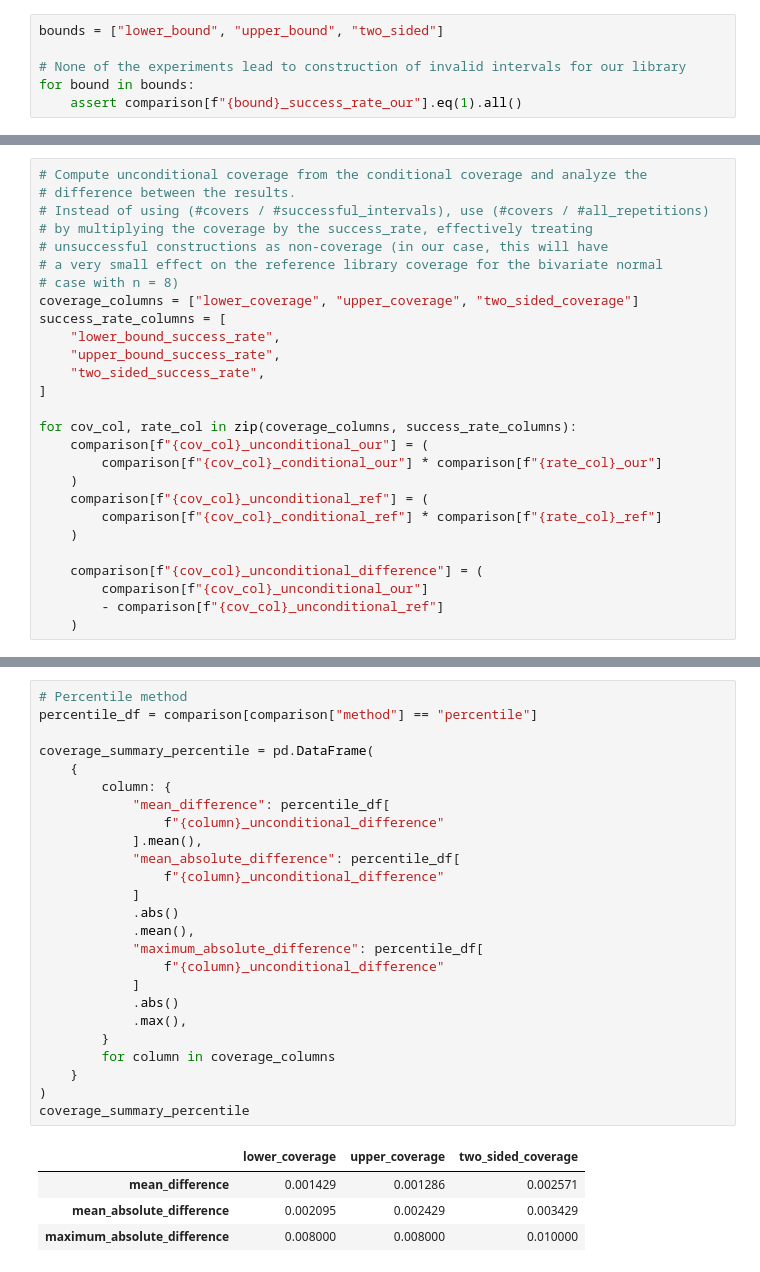
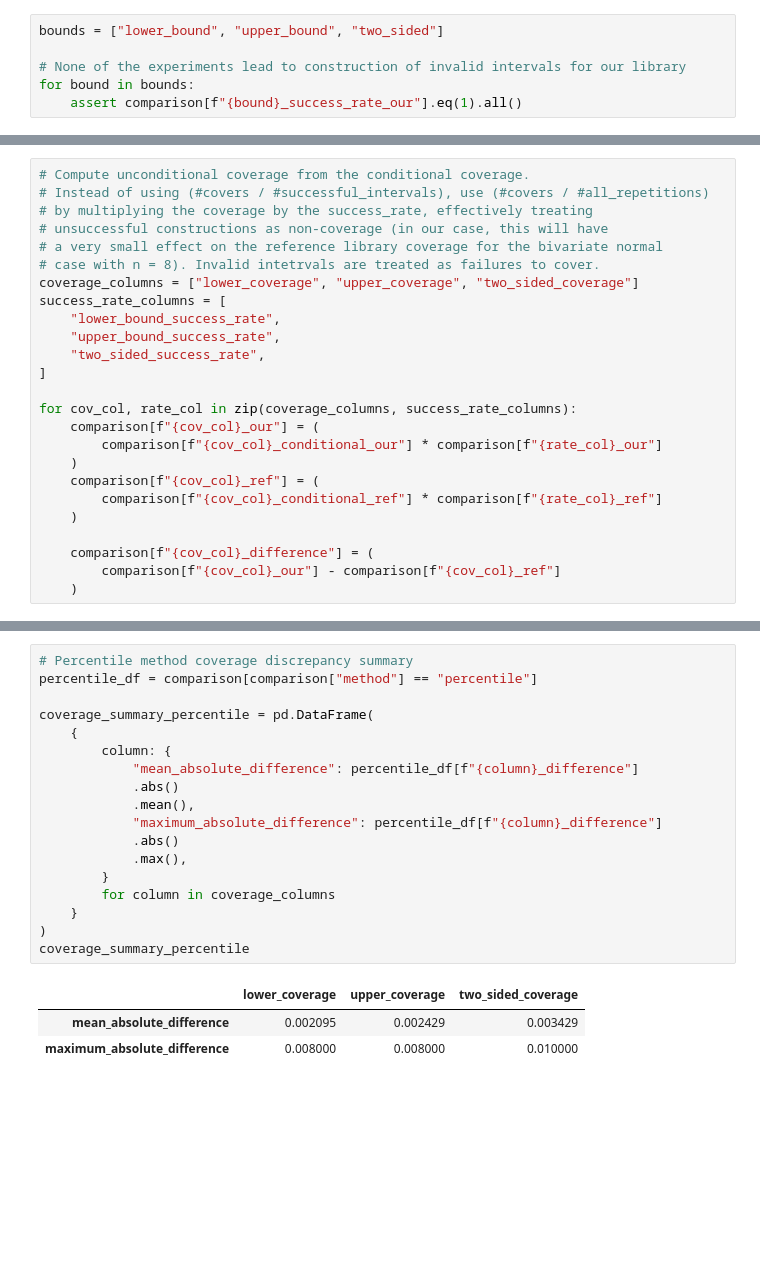
Before and after one commit to enejH04/bootstrap-inference, a Jupyter notebook: performance_validation/comparison.ipynb, the cells around one changed output, grey strips where cells are left out. Saved outputs shown, nothing was run; the diff lists cells and outputs as text; blank space fills up the shorter version.

Commit message:
Add improved coverage analysis

```diff
--- a/performance_validation/comparison.ipynb
+++ b/performance_validation/comparison.ipynb
@@ -55,13 +59,12 @@ failure_cases_ref
 | 24 | DGPBiNorm-1_1_2.0_0.5_1.0 | percentile | 8 | 0.997 | 0.997 | 0.997 |
 | 25 | DGPBiNorm-1_1_2.0_0.5_1.0 | double | 8 | 0.997 | 0.997 | 0.997 |
 # %%
-# Compute unconditional coverage from the conditional coverage and analyze the
-# difference between the results.
+# Compute unconditional coverage from the conditional coverage.
 # Instead of using (#covers / #successful_intervals), use (#covers / #all_repetitions)
 # by multiplying the coverage by the success_rate, effectively treating
 # unsuccessful constructions as non-coverage (in our case, this will have
 # a very small effect on the reference library coverage for the bivariate normal
-# case with n = 8)
+# case with n = 8). Invalid intetrvals are treated as failures to cover.
 coverage_columns = ["lower_coverage", "upper_coverage", "two_sided_coverage"]
 success_rate_columns = [
     "lower_bound_success_rate",
@@ -70,14 +73,13 @@ success_rate_columns = [
 ]
 
 for cov_col, rate_col in zip(coverage_columns, success_rate_columns):
-    comparison[f"{cov_col}_unconditional_our"] = (
+    comparison[f"{cov_col}_our"] = (
         comparison[f"{cov_col}_conditional_our"] * comparison[f"{rate_col}_our"]
     )
-    comparison[f"{cov_col}_unconditional_ref"] = (
+    comparison[f"{cov_col}_ref"] = (
         comparison[f"{cov_col}_conditional_ref"] * comparison[f"{rate_col}_ref"]
     )
 
-    comparison[f"{cov_col}_unconditional_difference"] = (
-        comparison[f"{cov_col}_unconditional_our"]
-        - comparison[f"{cov_col}_unconditional_ref"]
+    comparison[f"{cov_col}_difference"] = (
+        comparison[f"{cov_col}_our"] - comparison[f"{cov_col}_ref"]
     )
@@ -84,30 +144,22 @@ for cov_col, rate_col in zip(coverage_columns, success_rate_columns):
 # %%
-# Percentile method
+# Percentile method coverage discrepancy summary
 percentile_df = comparison[comparison["method"] == "percentile"]
 
 coverage_summary_percentile = pd.DataFrame(
     {
         column: {
-            "mean_difference": percentile_df[
-                f"{column}_unconditional_difference"
-            ].mean(),
-            "mean_absolute_difference": percentile_df[
-                f"{column}_unconditional_difference"
-            ]
+            "mean_absolute_difference": percentile_df[f"{column}_difference"]
             .abs()
             .mean(),
-            "maximum_absolute_difference": percentile_df[
-                f"{column}_unconditional_difference"
-            ]
+            "maximum_absolute_difference": percentile_df[f"{column}_difference"]
             .abs()
             .max(),
         }
         for column in coverage_columns
     }
 )
 coverage_summary_percentile
 # %% [output]
 |  | lower_coverage | upper_coverage | two_sided_coverage |
-| mean_difference | 0.001429 | 0.001286 | 0.002571 |
 | mean_absolute_difference | 0.002095 | 0.002429 | 0.003429 |
 | maximum_absolute_difference | 0.008000 | 0.008000 | 0.010000 |
```
Also changed, not shown: parts of 16 cells of this notebook.
